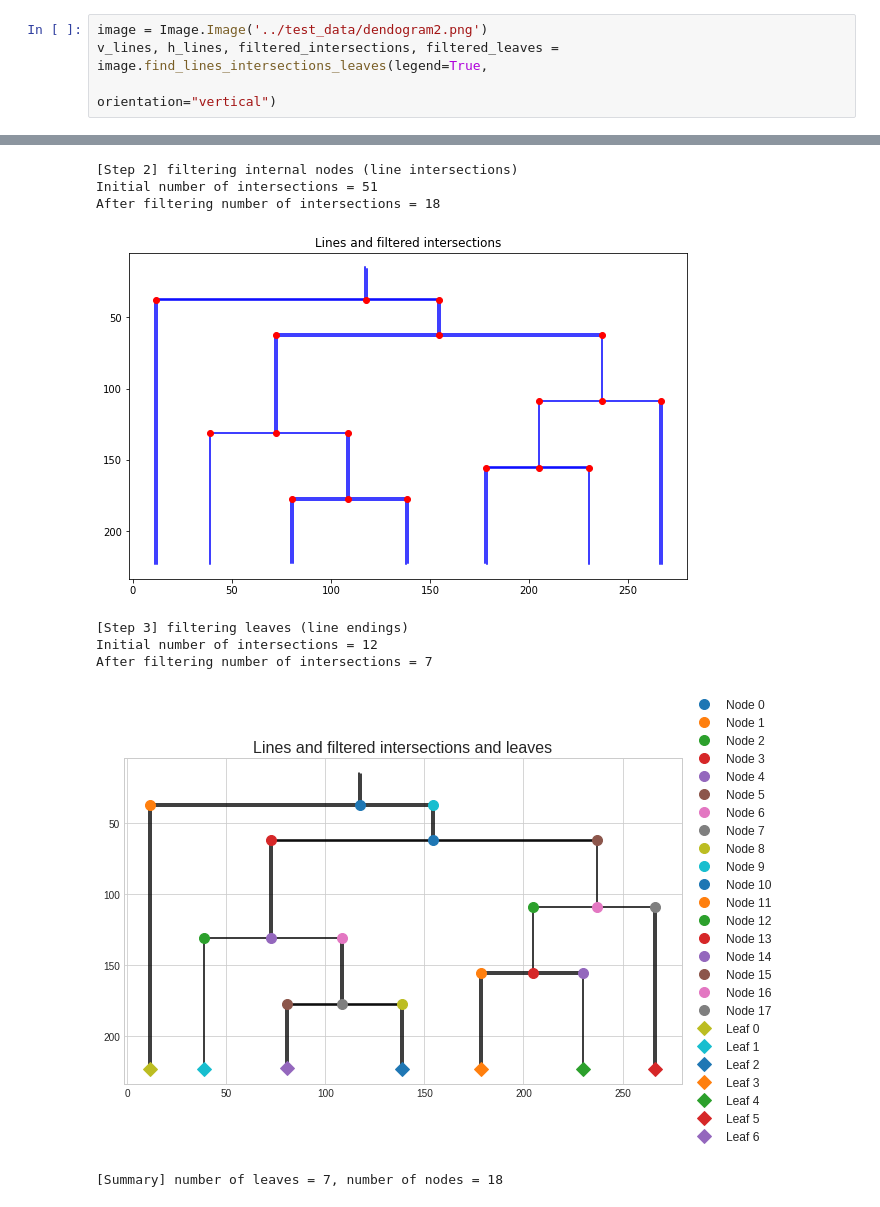
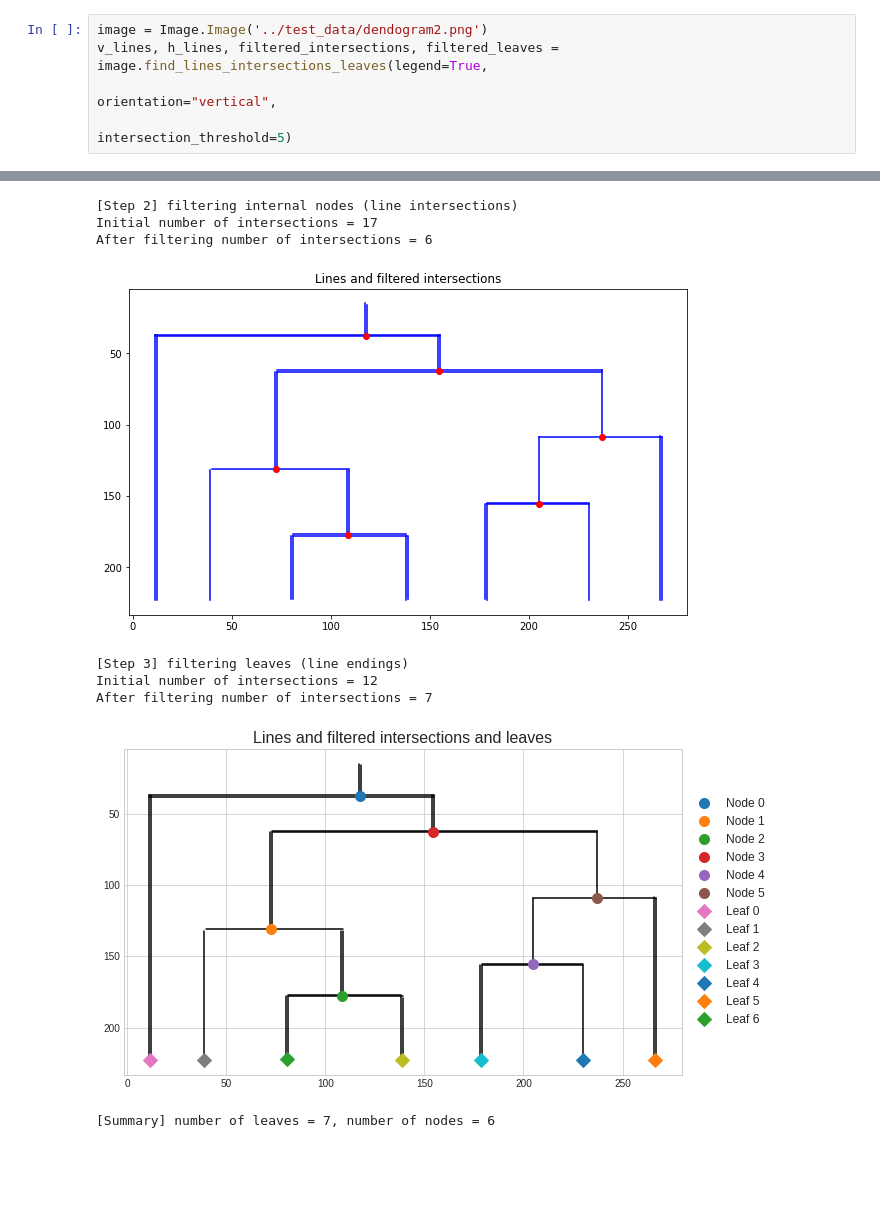
Before and after one commit to joannakraw/pdf_tree_converter, a Jupyter notebook: Notebooks/Array based line detection.ipynb, the cells around one changed output, grey strips where cells are left out. Drawn from its saved outputs; the diff is of its cells as text; blank space fills up the shorter version.

Commit message:
Add intersections filtering - knees

```diff
--- a/Notebooks/Array based line detection.ipynb
+++ b/Notebooks/Array based line detection.ipynb
@@ -11,7 +10,8 @@ import Image
 # %%
 image = Image.Image('../test_data/dendogram2.png')
 v_lines, h_lines, filtered_intersections, filtered_leaves = image.find_lines_intersections_leaves(legend=True,
-                                                                                                 orientation="vertical")
+                                                                                                 orientation="vertical",
+                                                                                                 intersection_threshold=5)
 # %% [output]
 Number of y points with frequency > 10: 75
 Number of x points with frequency > 10: 22
@@ -21,12 +21,12 @@ Number of x points with frequency > 10: 22
 [Step 2] filtering internal nodes (line intersections)
-Initial number of intersections = 51
-After filtering number of intersections = 18
+Initial number of intersections = 17
+After filtering number of intersections = 6
-[figure, old version]
+[figure, new version]
 [Step 3] filtering leaves (line endings)
 Initial number of intersections = 12
 After filtering number of intersections = 7
-[figure, old version]
+[figure, new version]
-[Summary] number of leaves = 7, number of nodes = 18
+[Summary] number of leaves = 7, number of nodes = 6
 # %%
 image = Image.Image('../test_data/dendrogram_without_text.png')
 v_lines, h_lines, filtered_intersections, filtered_leaves = image.find_lines_intersections_leaves(legend=True,
```
Also changed, not shown: parts of 10 cells of this notebook, 1 other file.
